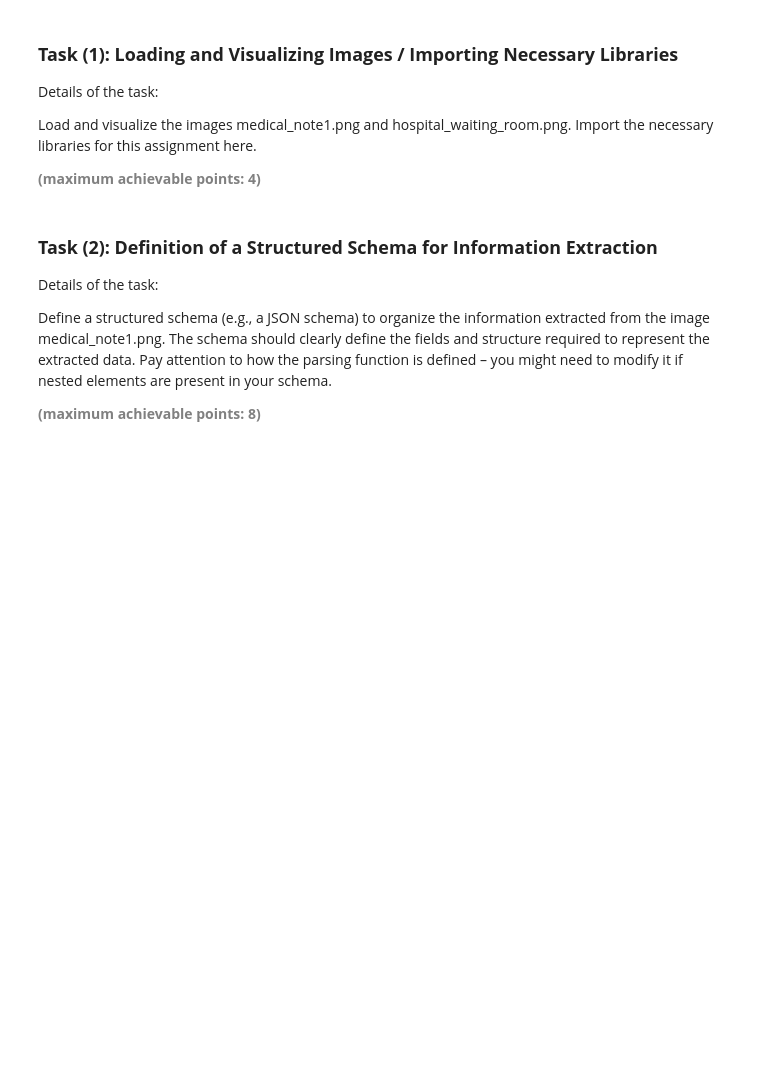
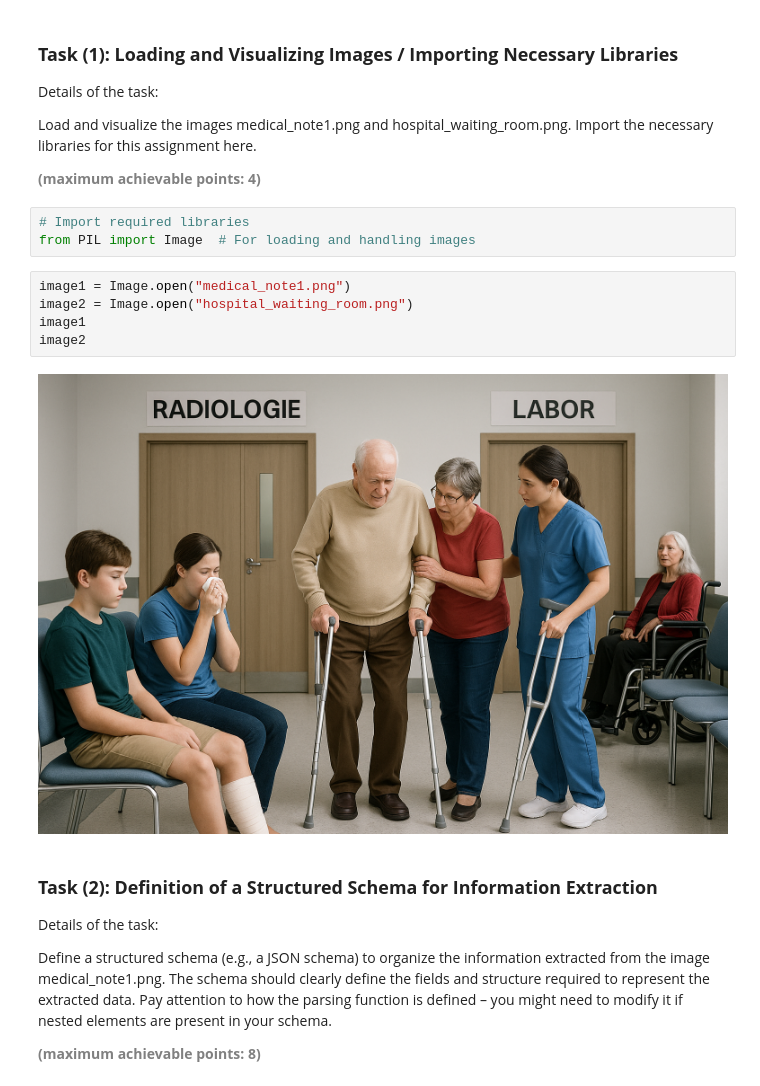
Before and after one commit to caso02/ML2-FS25-Exam-Afternoon-CVMultimodal, a Jupyter notebook: ML2FS2025_Exam_CV_Multimodal.ipynb, the cells around one changed output. Saved outputs shown, nothing was run; the diff lists cells and outputs as text; blank space fills up the shorter version.

```diff
--- a/ML2FS2025_Exam_CV_Multimodal.ipynb
+++ b/ML2FS2025_Exam_CV_Multimodal.ipynb
@@ -211,6 +220,16 @@ Load and visualize the images medical_note1.png and hospital_waiting_room.png.
 Import the necessary libraries for this assignment here.
 
 <b style="color: gray;">(maximum achievable points: 4)</b>
+# %%
+# Import required libraries
+from PIL import Image  # For loading and handling images
+# %%
+image1 = Image.open("medical_note1.png")
+image2 = Image.open("hospital_waiting_room.png")
+image1
+image2
+# %% [output]
+[figure, added]
 # %% [markdown]
 ### <b>Task (2): Definition of a Structured Schema for Information Extraction</b>
 Details of the task:
```
Also changed, not shown: parts of 12 cells of this notebook.
